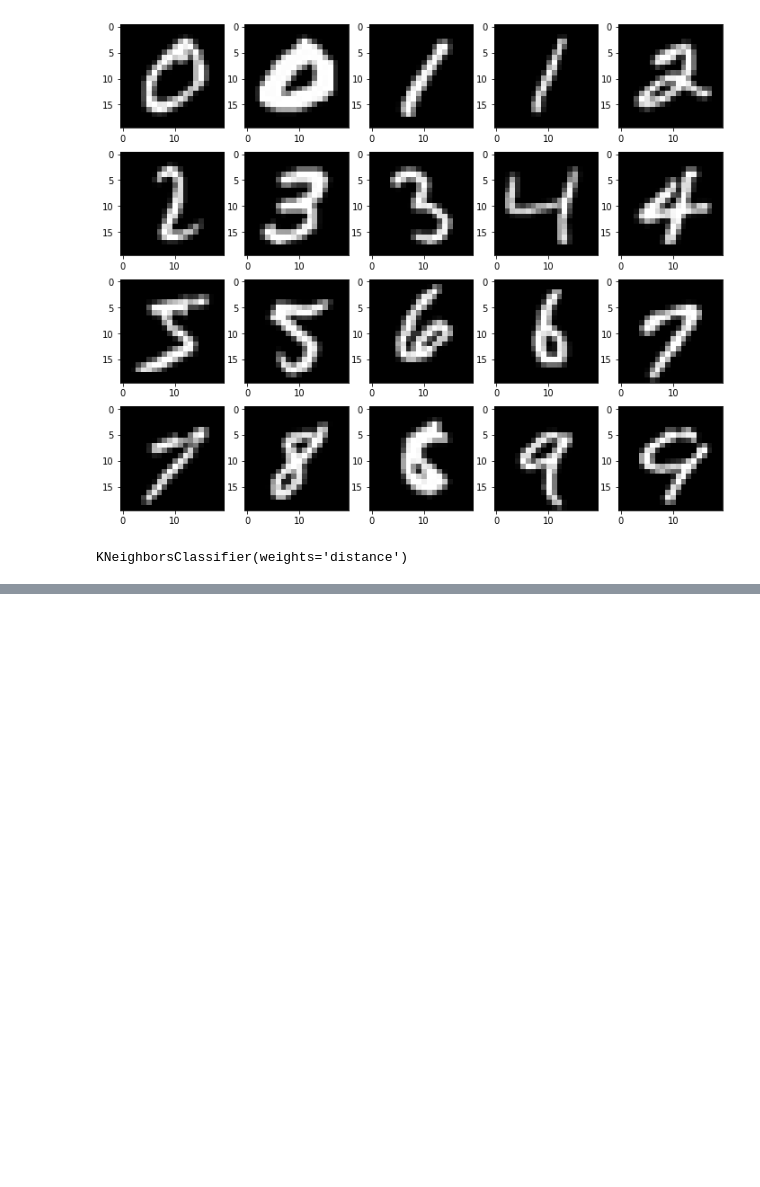
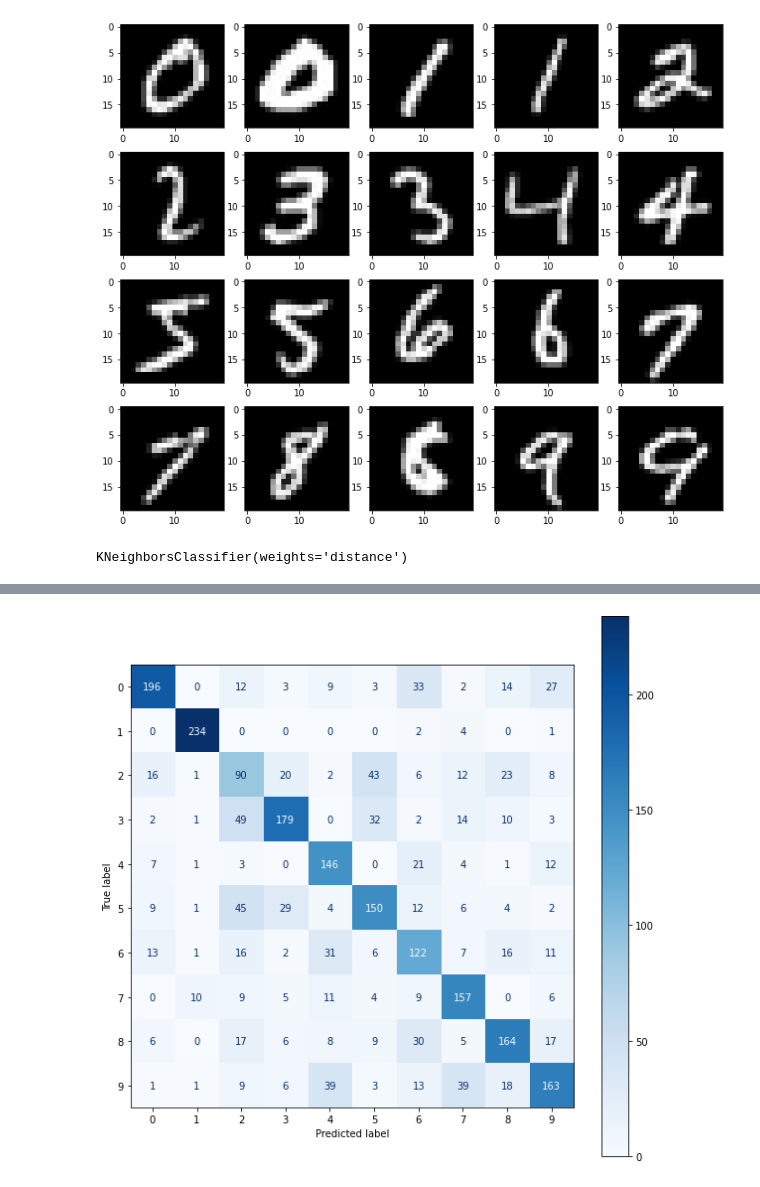
Before and after one commit to IvanCalvo/pdi, a Jupyter notebook: trabalho4/lbp.ipynb, the cells around one changed output, grey strips where cells are left out. Drawn from its saved outputs; the diff is of its cells as text; code cells hidden in the pictures; blank space fills up the shorter version.

```diff
--- a/trabalho4/lbp.ipynb
+++ b/trabalho4/lbp.ipynb
@@ -74,10 +75,9 @@ def lbp_atributes(imgs):
             for j in range(0, width):
                 #constroi um novo vetor, composto pelo valor entre 0 e 255 que representa cada pixel
                 img_lbp[i, j] = lbp_pixel(img, i, j)
-        lbp_data.append(img_lbp)
+        lbp_data.append(np.histogram(img_lbp[1:-1, 1:-1], bins=256)[0])
 
     return np.array(lbp_data)
 
 train_data = lbp_atributes(train_imgs)
-train_data = np.reshape(train_data, (2500, 400))
 # %%
@@ -105,0 +122,8 @@ Accurácia: 89.28%
+# %%
+c_matrix = confusion_matrix(result, test_labels)
+fig = ConfusionMatrixDisplay(confusion_matrix=c_matrix)
+f, ax = plt.subplots(figsize=(10,10))
+fig.plot(cmap='Blues', values_format='g', ax=ax)
+plt.show()
+# %% [output]
+[figure, added]
```
Also changed, not shown: parts of 5 cells of this notebook.
